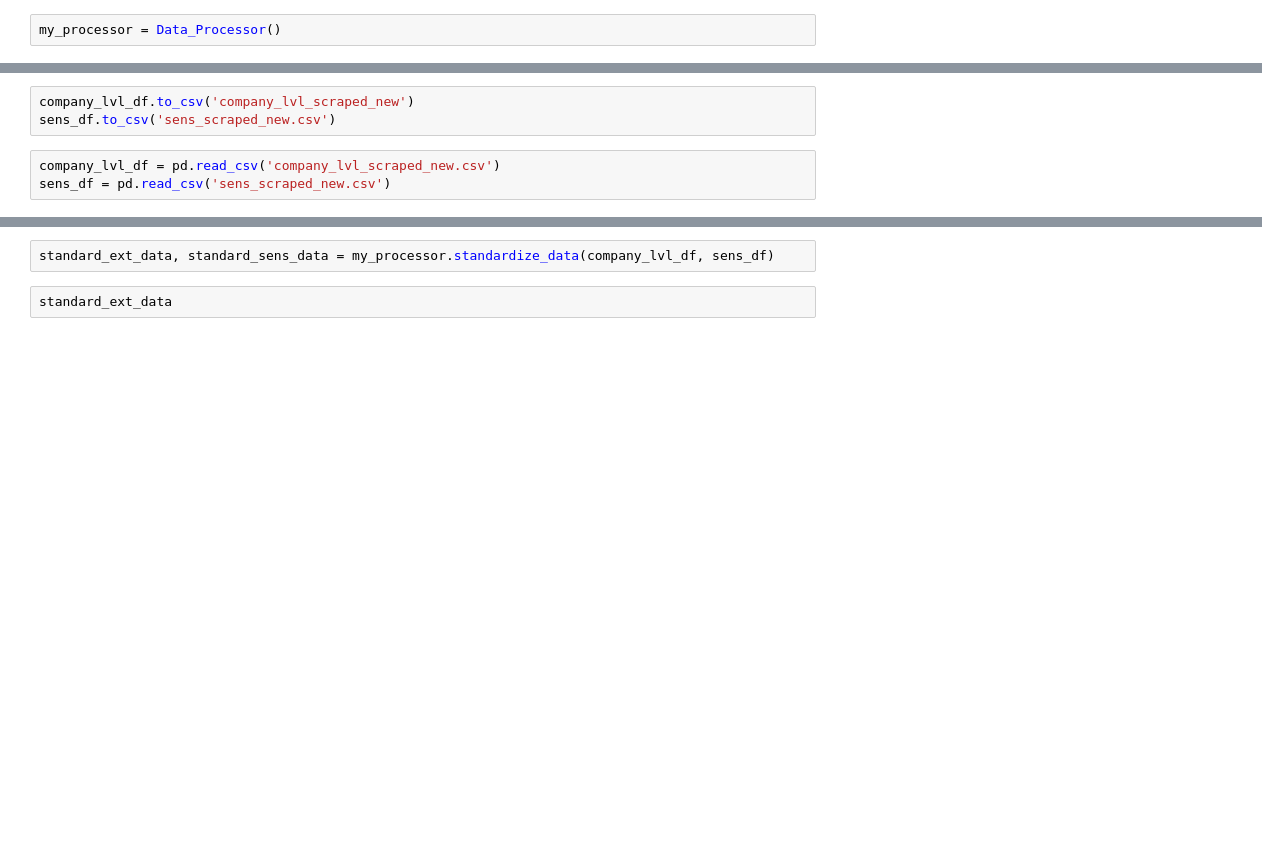
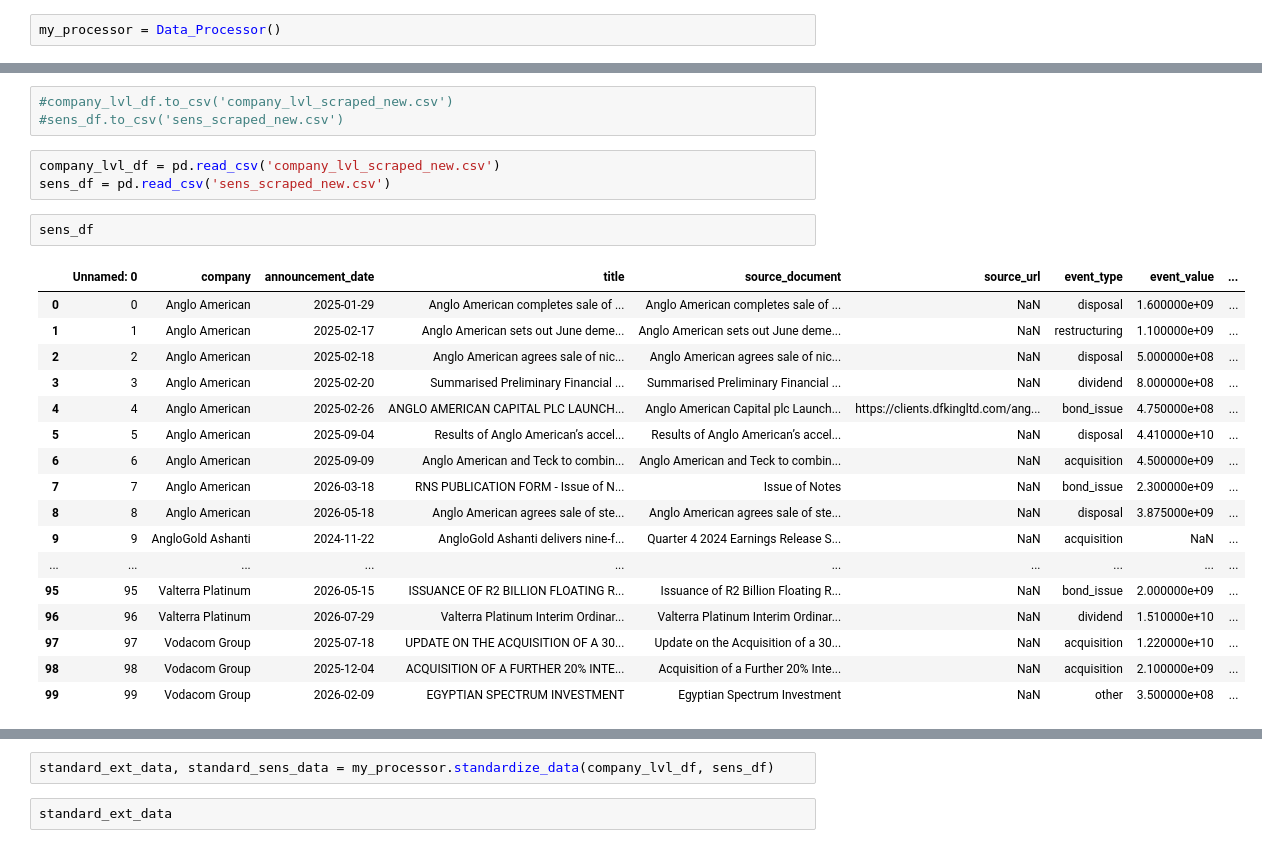
Before and after one commit to ChristiaanPortwig/LagerLanguageModelsDataschool, a Jupyter notebook: notebooks/data_processing_exploration.ipynb, the cells around one changed output, grey strips where cells are left out. Cells and saved outputs as stored; diff of their text form; blank space fills up the shorter version.

```diff
--- a/notebooks/data_processing_exploration.ipynb
+++ b/notebooks/data_processing_exploration.ipynb
@@ -17,9 +15,29 @@ KeyboardInterrupt:
 # %%
-company_lvl_df.to_csv('company_lvl_scraped_new')
-sens_df.to_csv('sens_scraped_new.csv')
+#company_lvl_df.to_csv('company_lvl_scraped_new.csv')
+#sens_df.to_csv('sens_scraped_new.csv')
 # %%
 company_lvl_df = pd.read_csv('company_lvl_scraped_new.csv')
 sens_df = pd.read_csv('sens_scraped_new.csv')
+# %%
+sens_df
+# %% [output]
+|  | Unnamed: 0 | company | announcement_date | title | source_document | source_url | event_type | event_value | ... |
+| 0 | 0 | Anglo American | 2025-01-29 | Anglo American completes sale of ... | Anglo American completes sale of ... | NaN | disposal | 1.600000e+09 | ... |
+| 1 | 1 | Anglo American | 2025-02-17 | Anglo American sets out June deme... | Anglo American sets out June deme... | NaN | restructuring | 1.100000e+09 | ... |
+| 2 | 2 | Anglo American | 2025-02-18 | Anglo American agrees sale of nic... | Anglo American agrees sale of nic... | NaN | disposal | 5.000000e+08 | ... |
+| 3 | 3 | Anglo American | 2025-02-20 | Summarised Preliminary Financial ... | Summarised Preliminary Financial ... | NaN | dividend | 8.000000e+08 | ... |
+| 4 | 4 | Anglo American | 2025-02-26 | ANGLO AMERICAN CAPITAL PLC LAUNCH... | Anglo American Capital plc Launch... | https://clients.dfkingltd.com/ang... | bond_issue | 4.750000e+08 | ... |
+| 5 | 5 | Anglo American | 2025-09-04 | Results of Anglo American’s accel... | Results of Anglo American’s accel... | NaN | disposal | 4.410000e+10 | ... |
+| 6 | 6 | Anglo American | 2025-09-09 | Anglo American and Teck to combin... | Anglo American and Teck to combin... | NaN | acquisition | 4.500000e+09 | ... |
+| 7 | 7 | Anglo American | 2026-03-18 | RNS PUBLICATION FORM - Issue of N... | Issue of Notes | NaN | bond_issue | 2.300000e+09 | ... |
+| 8 | 8 | Anglo American | 2026-05-18 | Anglo American agrees sale of ste... | Anglo American agrees sale of ste... | NaN | disposal | 3.875000e+09 | ... |
+| 9 | 9 | AngloGold Ashanti | 2024-11-22 | AngloGold Ashanti delivers nine-f... | Quarter 4 2024 Earnings Release S... | NaN | acquisition | NaN | ... |
+| ... | ... | ... | ... | ... | ... | ... | ... | ... | ... |
+| 95 | 95 | Valterra Platinum | 2026-05-15 | ISSUANCE OF R2 BILLION FLOATING R... | Issuance of R2 Billion Floating R... | NaN | bond_issue | 2.000000e+09 | ... |
+| 96 | 96 | Valterra Platinum | 2026-07-29 | Valterra Platinum Interim Ordinar... | Valterra Platinum Interim Ordinar... | NaN | dividend | 1.510000e+10 | ... |
+| 97 | 97 | Vodacom Group | 2025-07-18 | UPDATE ON THE ACQUISITION OF A 30... | Update on the Acquisition of a 30... | NaN | acquisition | 1.220000e+10 | ... |
+| 98 | 98 | Vodacom Group | 2025-12-04 | ACQUISITION OF A FURTHER 20% INTE... | Acquisition of a Further 20% Inte... | NaN | acquisition | 2.100000e+09 | ... |
+| 99 | 99 | Vodacom Group | 2026-02-09 | EGYPTIAN SPECTRUM INVESTMENT | Egyptian Spectrum Investment | NaN | other | 3.500000e+08 | ... |
 # %%
 company_lvl_df
 # %% [output]
```
Also changed, not shown: parts of 9 cells of this notebook, 8 other files.
